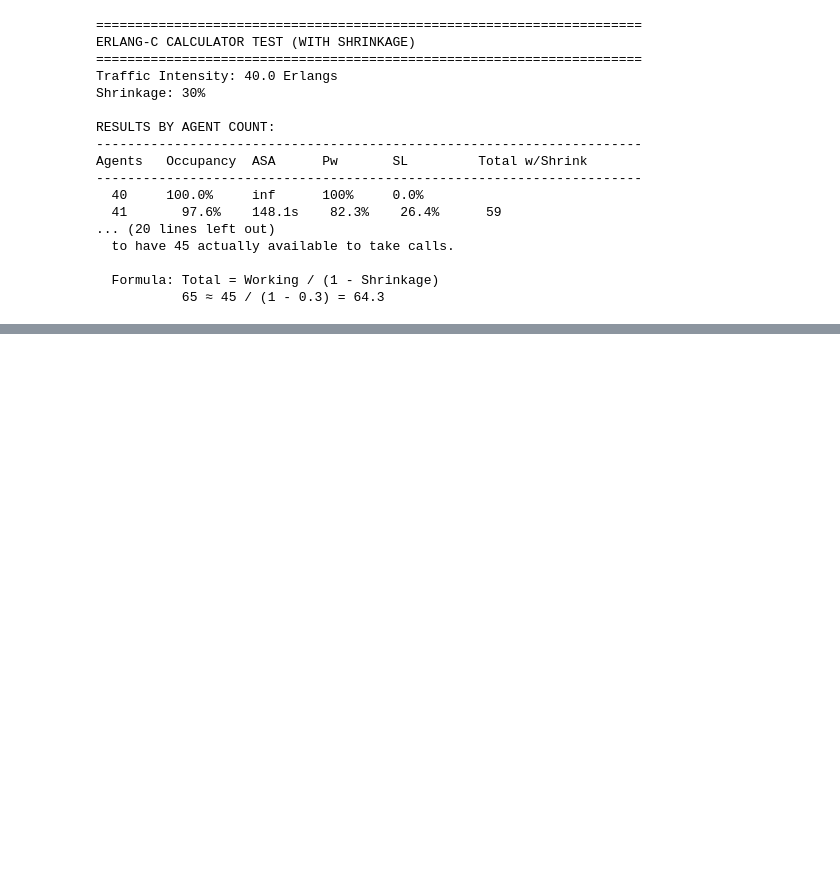
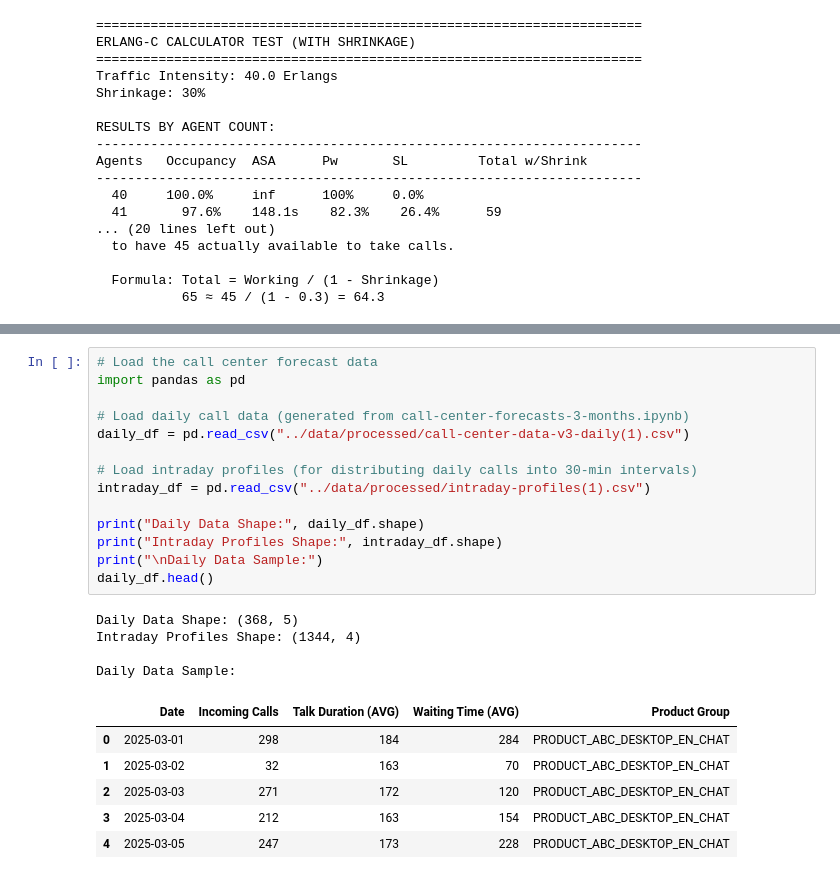
Before and after one commit to UCSD-Intuit-Data-Science-Initiative/UCSD-Intuit-DS-Capstone-project-Jackie, a Jupyter notebook: notebooks/erlangc.ipynb, the cells around one changed output, grey strips where cells are left out. Saved outputs shown, nothing was run; the diff lists cells and outputs as text; blank space fills up the shorter version.

```diff
--- a/notebooks/erlangc.ipynb
+++ b/notebooks/erlangc.ipynb
@@ -233,0 +604,25 @@ Agents   Occupancy  ASA      Pw       SL         Total w/Shrink
+# %%
+# Load the call center forecast data
+import pandas as pd
+
+# Load daily call data (generated from call-center-forecasts-3-months.ipynb)
+daily_df = pd.read_csv("../data/processed/call-center-data-v3-daily(1).csv")
+
+# Load intraday profiles (for distributing daily calls into 30-min intervals)
+intraday_df = pd.read_csv("../data/processed/intraday-profiles(1).csv")
+
+print("Daily Data Shape:", daily_df.shape)
+print("Intraday Profiles Shape:", intraday_df.shape)
+print("\nDaily Data Sample:")
+daily_df.head()
+# %% [output]
+Daily Data Shape: (368, 5)
+Intraday Profiles Shape: (1344, 4)
+
+Daily Data Sample:
+|  | Date | Incoming Calls | Talk Duration (AVG) | Waiting Time (AVG) | Product Group |
+| 0 | 2025-03-01 | 298 | 184 | 284 | PRODUCT_ABC_DESKTOP_EN_CHAT |
+| 1 | 2025-03-02 | 32 | 163 | 70 | PRODUCT_ABC_DESKTOP_EN_CHAT |
+| 2 | 2025-03-03 | 271 | 172 | 120 | PRODUCT_ABC_DESKTOP_EN_CHAT |
+| 3 | 2025-03-04 | 212 | 163 | 154 | PRODUCT_ABC_DESKTOP_EN_CHAT |
+| 4 | 2025-03-05 | 247 | 173 | 228 | PRODUCT_ABC_DESKTOP_EN_CHAT |
```
Also changed, not shown: parts of 13 cells of this notebook.
